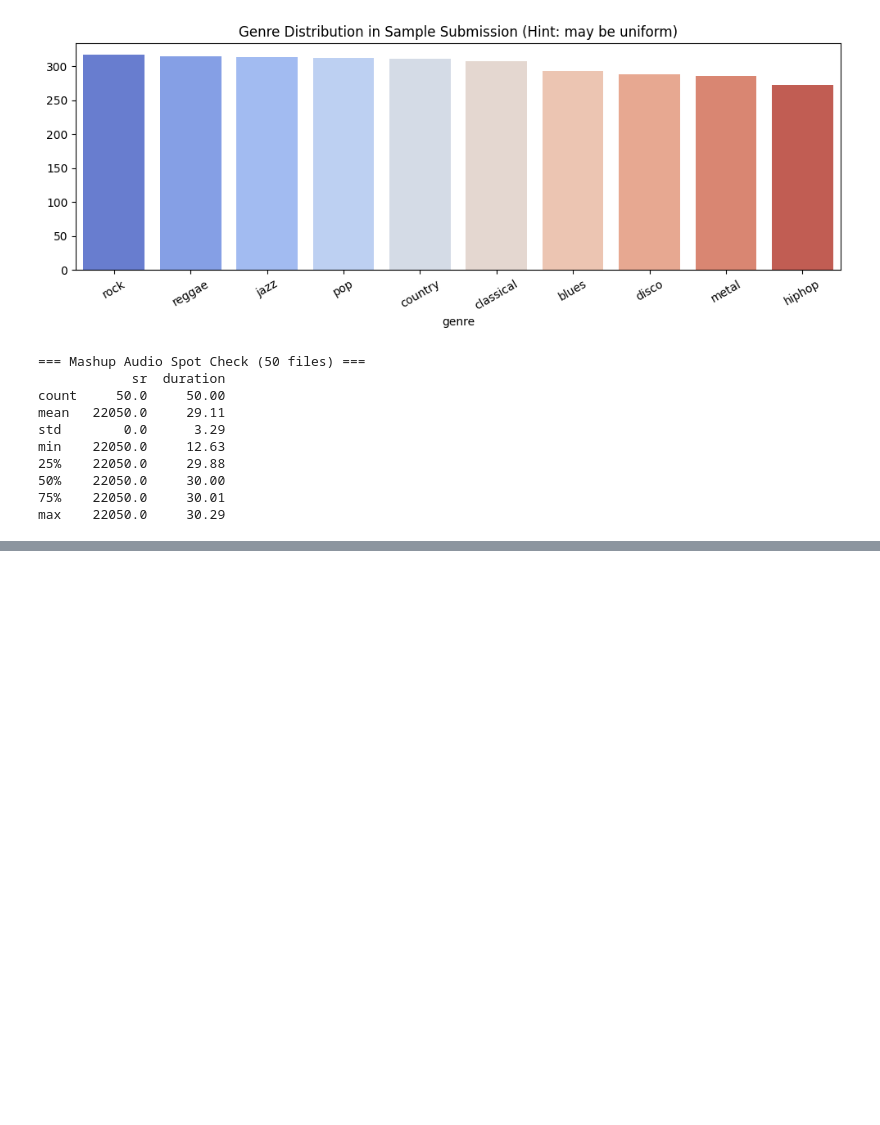
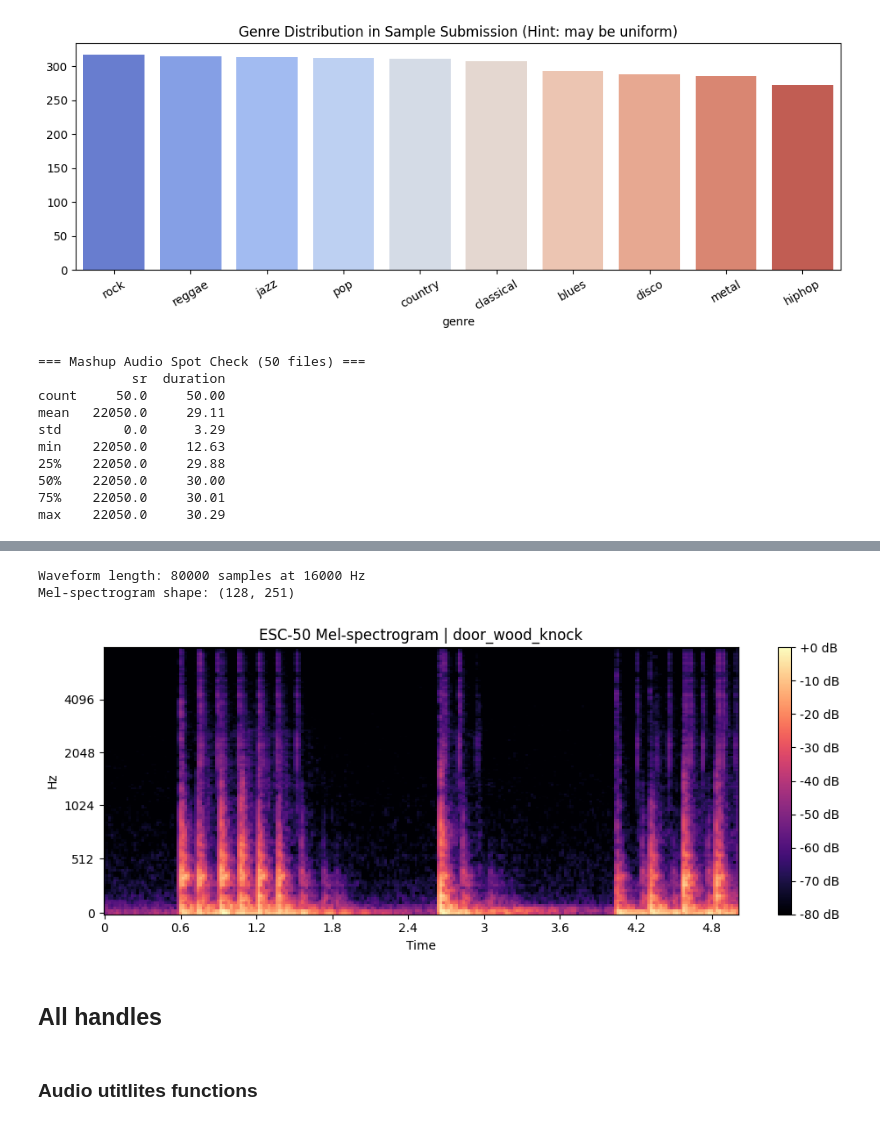
Before and after one commit to 23f3001800/deep-audio-classifier, a Jupyter notebook: notebooks/dl-23f3001800-notebook-t12026.ipynb, the cells around one changed output, grey strips where cells are left out. Saved outputs shown, nothing was run; the diff lists cells and outputs as text; code cells hidden in the pictures; blank space fills up the shorter version.

```diff
--- a/notebooks/dl-23f3001800-notebook-t12026.ipynb
+++ b/notebooks/dl-23f3001800-notebook-t12026.ipynb
@@ -71,10 +84,11 @@ messy_mashup/
 BASE_DIR     = Path("/kaggle/input/jan-2026-dl-gen-ai-project/messy_mashup")
 STEMS_DIR    = BASE_DIR / "genres_stems"
 ESC50_DIR    = BASE_DIR / "ESC-50-master"
-MASHUPS_DIR  = BASE_DIR / "mashups"
+MASHUPS_DIR  = BASE_DIR / "mashups" ### test data songs are present in this dir
 TEST_CSV     = BASE_DIR / "test.csv"
 SAMPLE_SUB   = BASE_DIR / "sample_submission.csv"
 ESC50_META   = ESC50_DIR / "meta" / "esc50.csv"
+ESC50_AUDIO_DIR =    ESC50_DIR/'audio'
 
 GENRES = ["blues","classical","country","disco","hiphop",
           "jazz","metal","pop","reggae","rock"]
@@ -2019,0 +604,4 @@ submission.head()
+# %%
+meta_df = pd.read_csv(ESC50_META)
+print(meta_df.shape)
+print(meta_df.head())
@@ -2019,0 +700,34 @@ submission.head()
+# %%
+### Quick check
+import matplotlib.pyplot as plt
+import librosa.display
+
+
+sample_row = meta_df.sample(1).iloc[0]
+fname      = sample_row["filename"]
+category   = sample_row["category"]
+
+y = load_audio(ESC50_AUDIO_DIR / fname)
+S_db = audio_to_melspec(y)
+print("Waveform length:", len(y), "samples at", CFG.SAMPLE_RATE, "Hz")
+print("Mel-spectrogram shape:", S_db.shape)
+
+plt.figure(figsize=(10, 4))
+librosa.display.specshow(
+    S_db,
+    sr=CFG.SAMPLE_RATE,
+    hop_length=CFG.HOP_LENGTH,
+    x_axis="time",
+    y_axis="mel",
+    fmax=CFG.FMAX,
+)
+plt.colorbar(format="%+2.0f dB")
+plt.title(f"ESC-50 Mel-spectrogram | {category}")
+plt.tight_layout()
+plt.show()
+# %% [output]
+Waveform length: 80000 samples at 16000 Hz
+Mel-spectrogram shape: (128, 251)
+[figure, added]
+# %% [markdown]
+## All handles
@@ -2019,0 +746,2 @@ submission.head()
+# %% [markdown]
+### Audio utitlites functions
```
Also changed, not shown: parts of 62 cells of this notebook.
